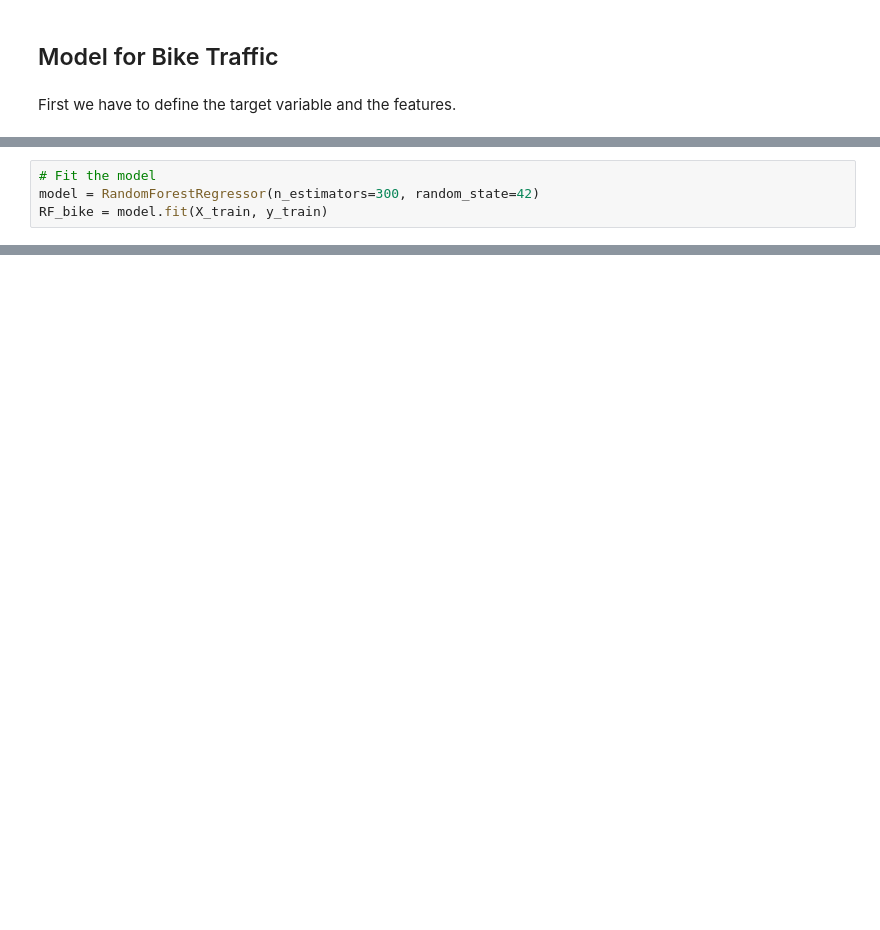
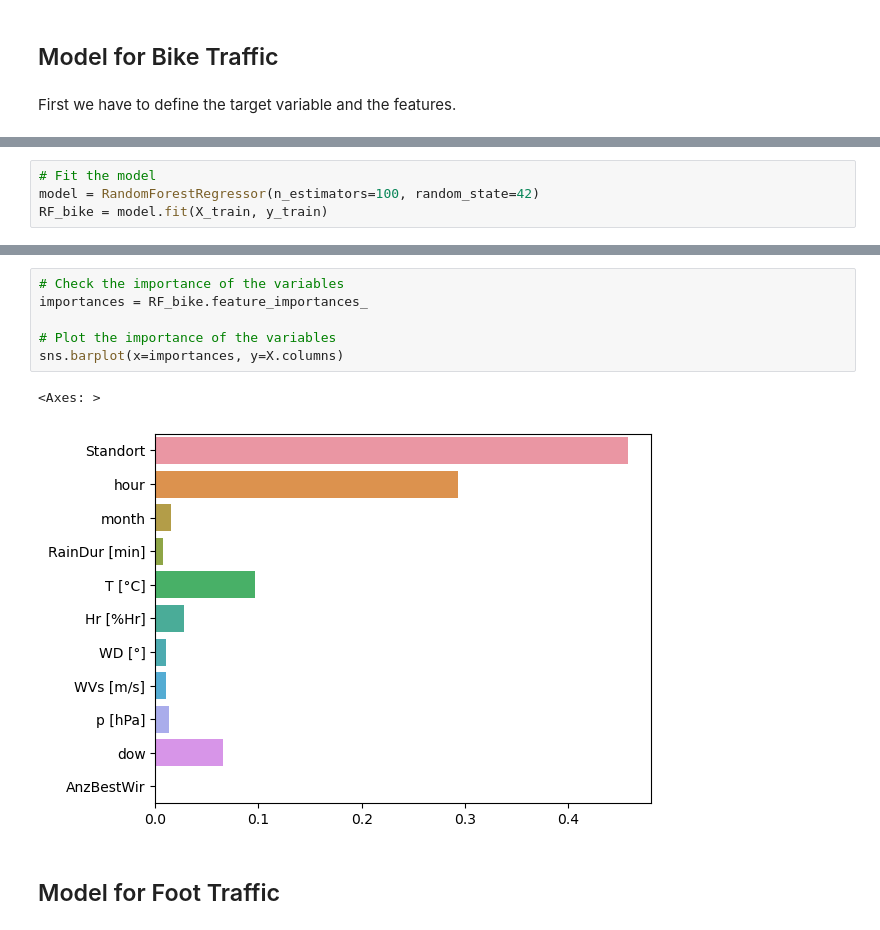
Before and after one commit to Phipsi/esc403, a Jupyter notebook: src/RF/random_forest.ipynb, the cells around one changed output, grey strips where cells are left out. Drawn from its saved outputs; the diff is of its cells as text; blank space fills up the shorter version.

```diff
--- a/src/RF/random_forest.ipynb
+++ b/src/RF/random_forest.ipynb
@@ -135,6 +159,6 @@ print(X_train.shape, X_test.shape, y_train.shape, y_test.shape)
 # %%
 # Fit the model
-model = RandomForestRegressor(n_estimators=300, random_state=42)
+model = RandomForestRegressor(n_estimators=100, random_state=42)
 RF_bike = model.fit(X_train, y_train)
 # %%
 # Predict on test set
@@ -150,0 +175,11 @@ np.mean(y_test)
+# %%
+# Check the importance of the variables
+importances = RF_bike.feature_importances_
+
+# Plot the importance of the variables
+sns.barplot(x=importances, y=X.columns)
+# %% [output]
+<Axes: >
+[figure, added]
+# %% [markdown]
+## Model for Foot Traffic
```
Also changed, not shown: parts of 21 cells of this notebook.
